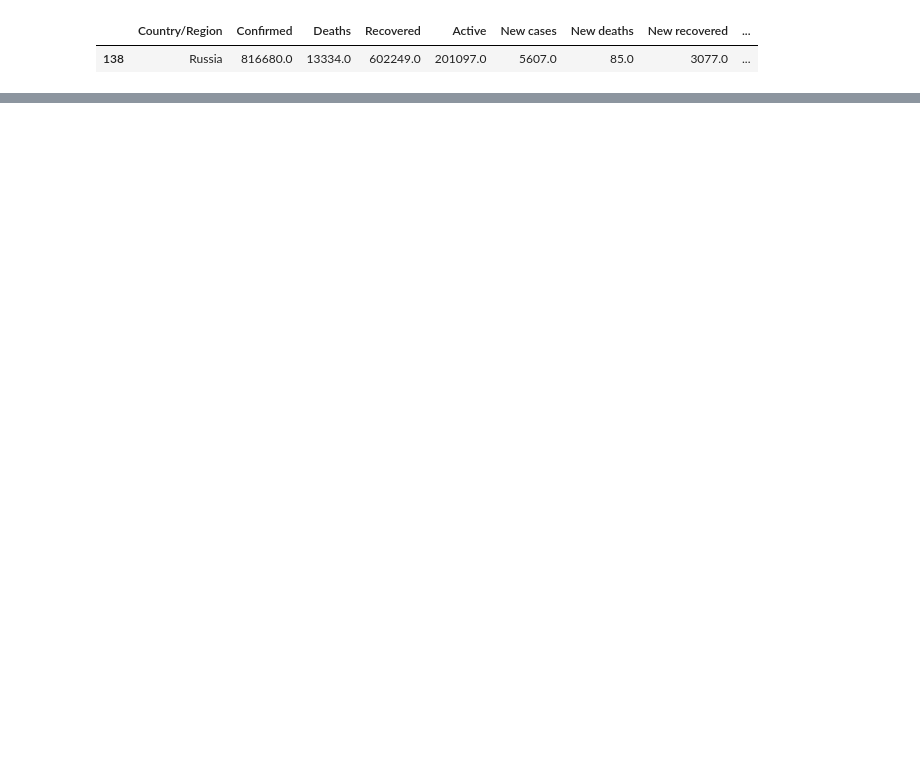
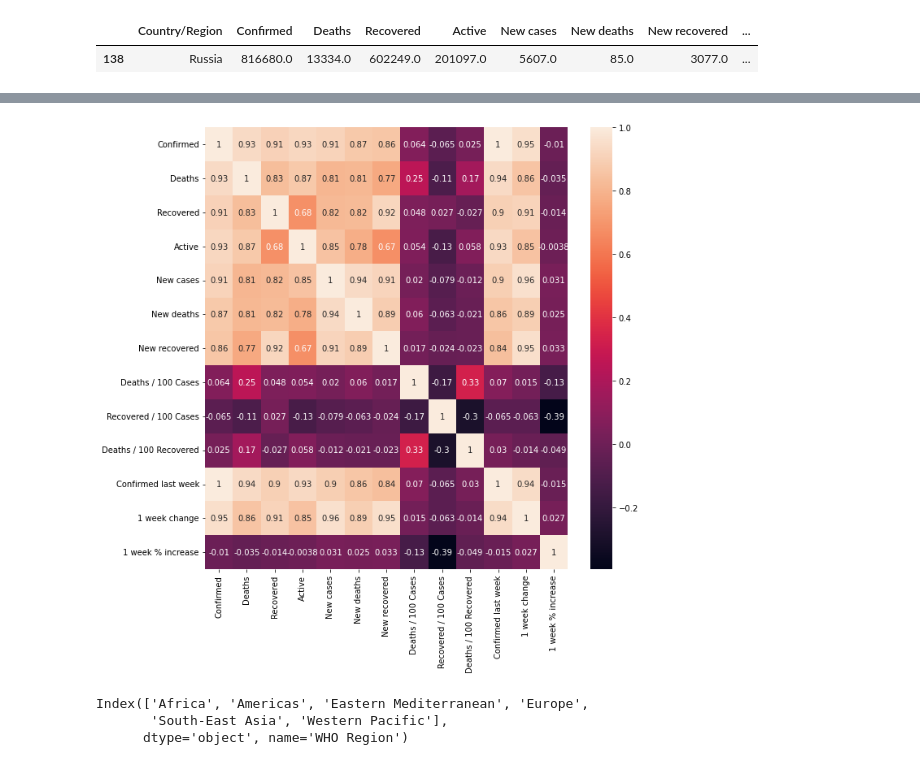
Before and after one commit to Pedro-Velazquez/covid-19-analysis, a Jupyter notebook: country_wise_latest/eda.ipynb, the cells around one changed output, grey strips where cells are left out. Saved outputs shown, nothing was run; the diff lists cells and outputs as text; code cells hidden in the pictures; blank space fills up the shorter version.

Commit message:
More analysis by region and top10 in some metrics

```diff
--- a/country_wise_latest/eda.ipynb
+++ b/country_wise_latest/eda.ipynb
@@ -114,0 +107,11 @@ df_europe_without_russia.describe()
+# %%
+df = pd.read_csv("data.csv")
+# %%
+plt.rcParams['figure.figsize'] = (10, 10)
+# %%
+corr_matrix = df.corr()
+# %%
+sns.heatmap(corr_matrix, annot=True)
+plt.show()
+# %% [output]
+[figure, added]
@@ -114,0 +122,6 @@ df_europe_without_russia.describe()
+# %%
+total_deaths.index
+# %% [output]
+Index(['Africa', 'Americas', 'Eastern Mediterranean', 'Europe',
+       'South-East Asia', 'Western Pacific'],
+      dtype='object', name='WHO Region')
```
Also changed, not shown: parts of 12 cells of this notebook.
